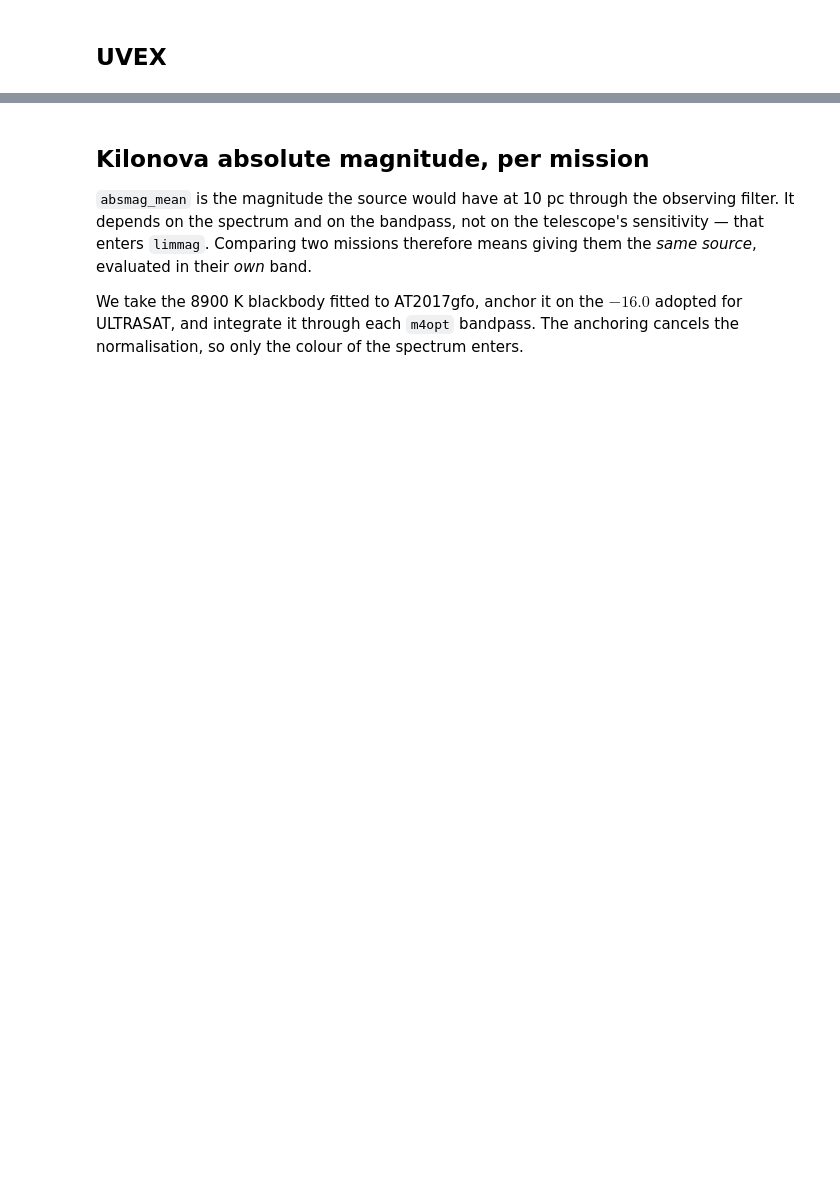
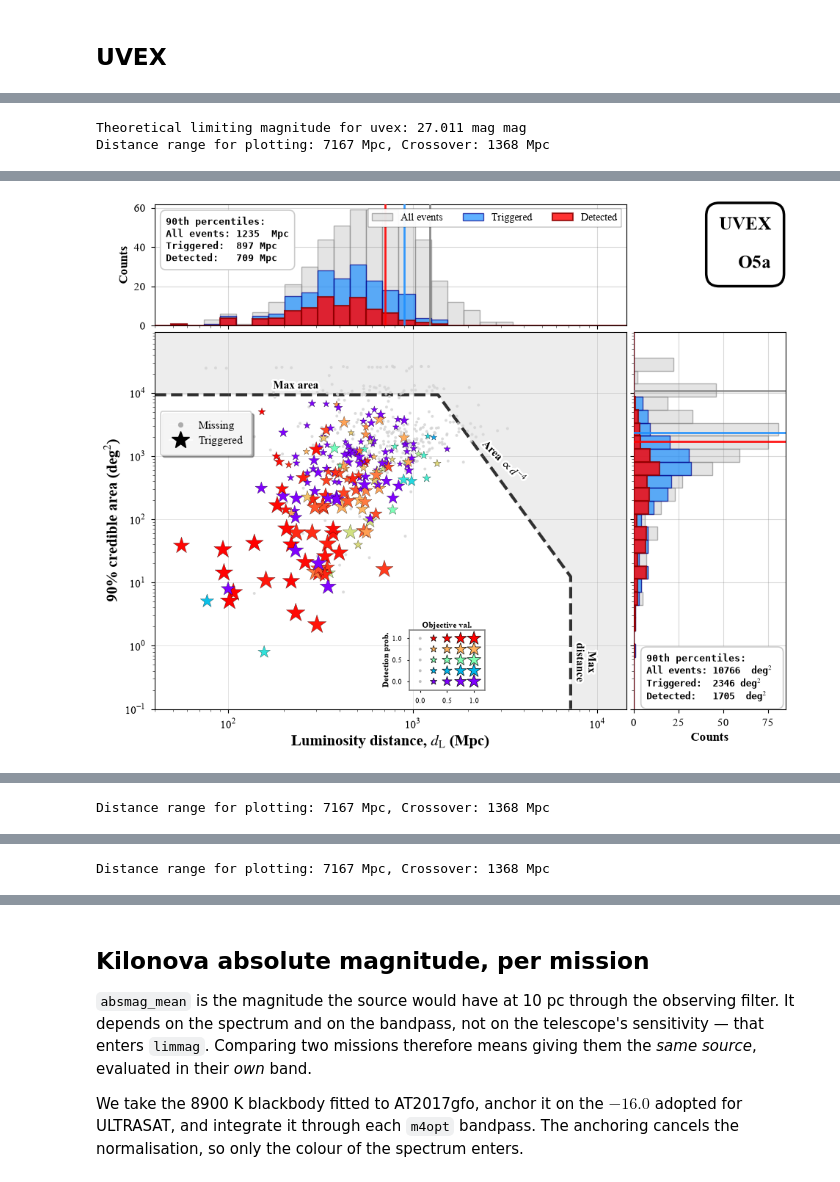
Before and after one commit to weizmannk/ultrasat-gw-followup, a Jupyter notebook: notebooks/kilonovae_detection_rate.ipynb, the cells around one changed output, grey strips where cells are left out. Saved outputs shown, nothing was run; the diff lists cells and outputs as text; code cells hidden in the pictures; blank space fills up the shorter version.

```diff
--- a/notebooks/kilonovae_detection_rate.ipynb
+++ b/notebooks/kilonovae_detection_rate.ipynb
@@ -361,4 +514,5 @@ plot_objective_vs_detection(table, cutoff, run, figurename=config["figure_prefix
 ## UVEX
 # %%
 config = CONFIGS["uvex"]
-plot_area_distance(config["events_file"], outdir=OUTPUTS, show=True)
+plot_area_distance(config["events_file"], outdir=figure_dir, show=True)
+# %% [output]
@@ -364,0 +523,2 @@ plot_area_distance(config["events_file"], outdir=OUTPUTS, show=True)
+Theoretical limiting magnitude for uvex: 27.011 mag mag
+Distance range for plotting: 7167 Mpc, Crossover: 1368 Mpc
@@ -364,0 +527 @@ plot_area_distance(config["events_file"], outdir=OUTPUTS, show=True)
+[figure, added]
@@ -364,0 +529 @@ plot_area_distance(config["events_file"], outdir=OUTPUTS, show=True)
+Distance range for plotting: 7167 Mpc, Crossover: 1368 Mpc
@@ -364,0 +534 @@ plot_area_distance(config["events_file"], outdir=OUTPUTS, show=True)
+Distance range for plotting: 7167 Mpc, Crossover: 1368 Mpc
```
Also changed, not shown: parts of 18 cells of this notebook, 28 other files.
